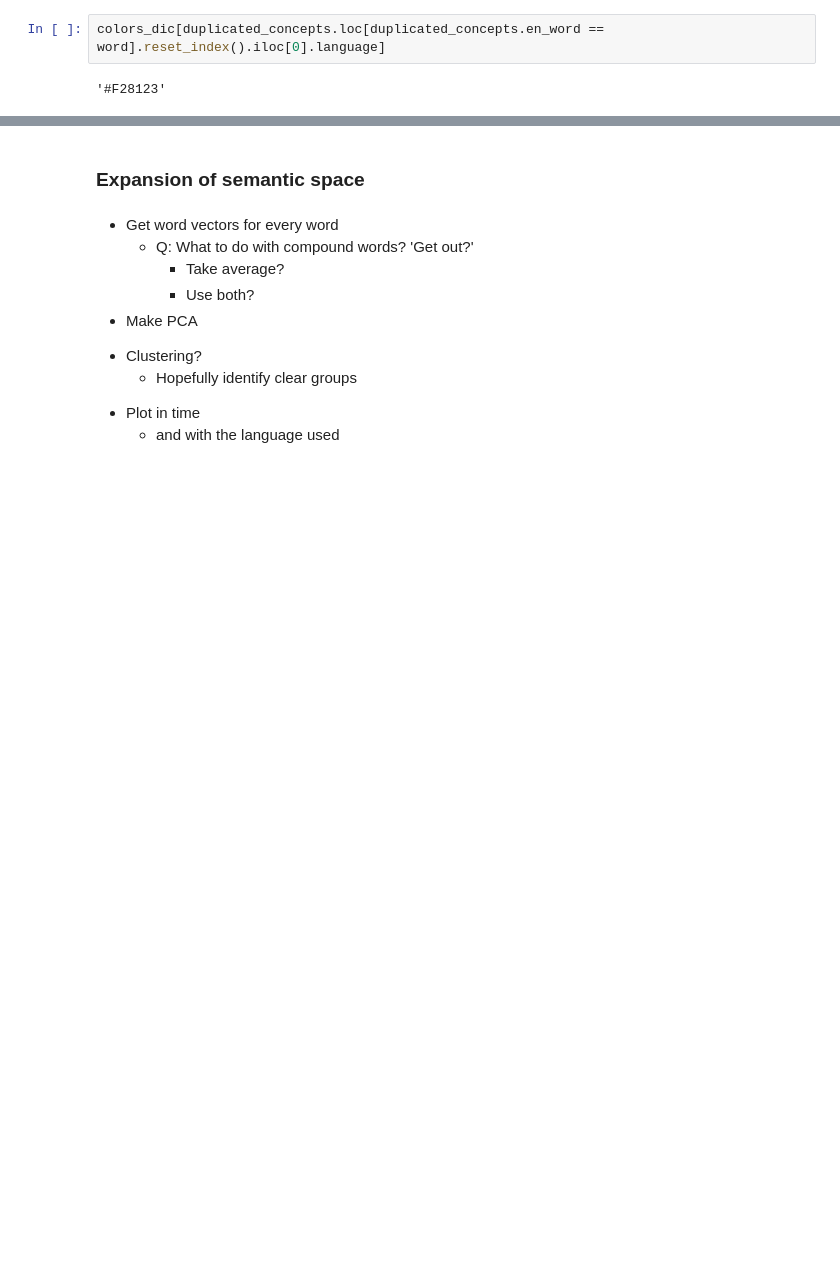
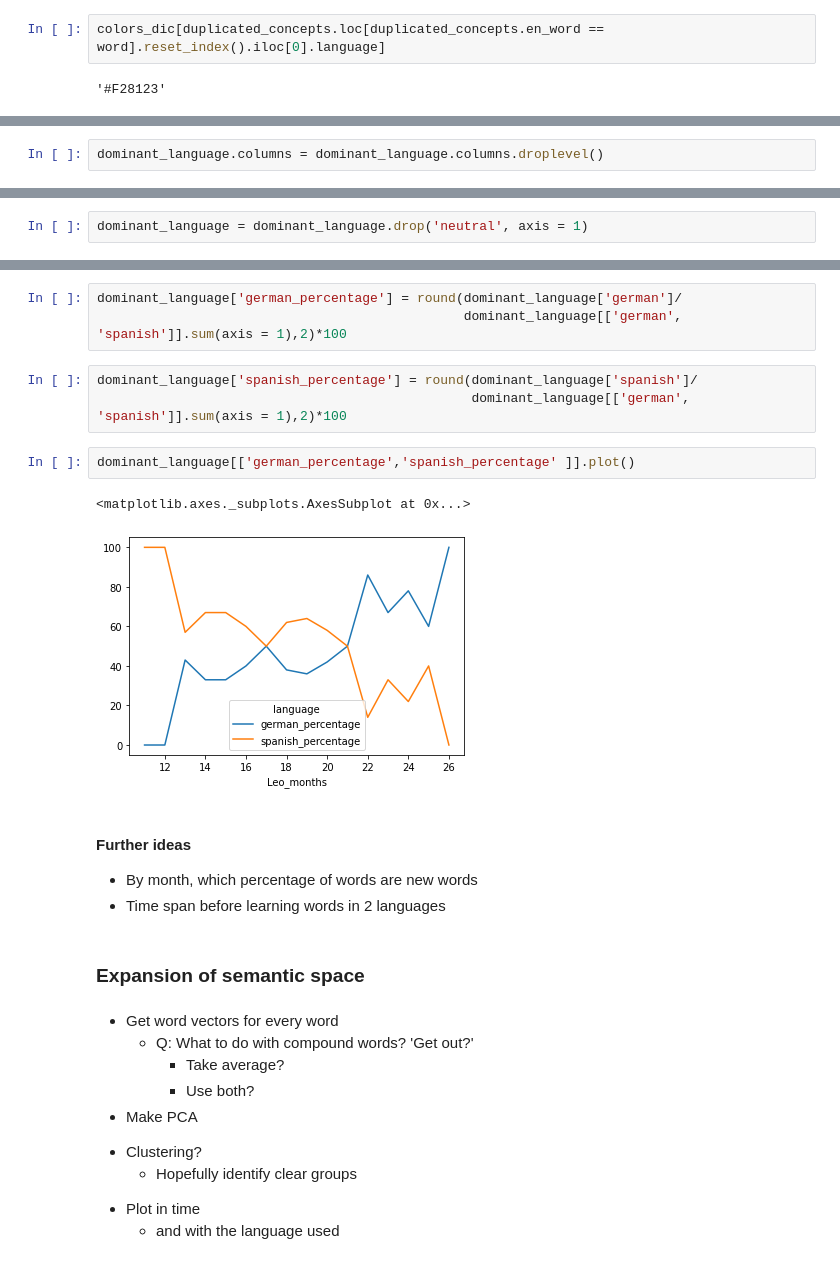
Before and after one commit to pga99/First_words, a Jupyter notebook: notebooks/Languages_Analysis.ipynb, the cells around one changed output, grey strips where cells are left out. Cells and saved outputs as stored; diff of their text form; blank space fills up the shorter version.

```diff
--- a/notebooks/Languages_Analysis.ipynb
+++ b/notebooks/Languages_Analysis.ipynb
@@ -175,0 +319,2 @@ plt.savefig('concepts_first_language.png')
+# %%
+dominant_language.columns = dominant_language.columns.droplevel()
@@ -175,0 +331,2 @@ plt.savefig('concepts_first_language.png')
+# %%
+dominant_language = dominant_language.drop('neutral', axis = 1)
@@ -176,3 +354,18 @@ plt.savefig('concepts_first_language.png')
+# %%
+dominant_language['german_percentage'] = round(dominant_language['german']/
+                                               dominant_language[['german', 'spanish']].sum(axis = 1),2)*100
+# %%
+dominant_language['spanish_percentage'] = round(dominant_language['spanish']/
+                                                dominant_language[['german', 'spanish']].sum(axis = 1),2)*100
+# %%
+dominant_language[['german_percentage','spanish_percentage' ]].plot()
+# %% [output]
+<matplotlib.axes._subplots.AxesSubplot at 0x...>
+[figure, added]
+# %% [markdown]
+#### Further ideas
+- By month, which percentage of words are new words
+- Time span before learning words in 2 languages
 # %% [markdown]
 ### Expansion of semantic space
 # %% [markdown]
```
Also changed, not shown: parts of 60 cells of this notebook, 29 other files.
